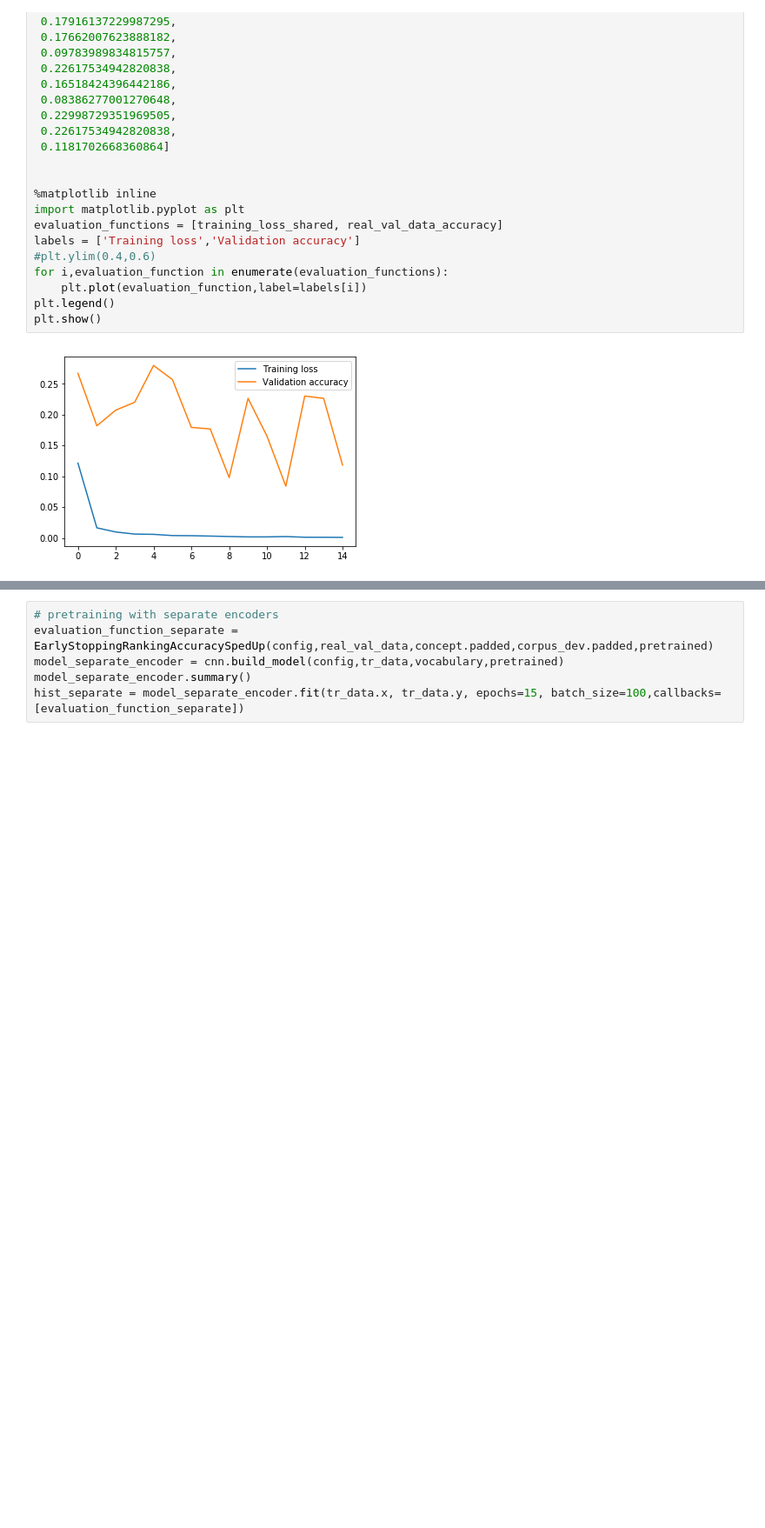
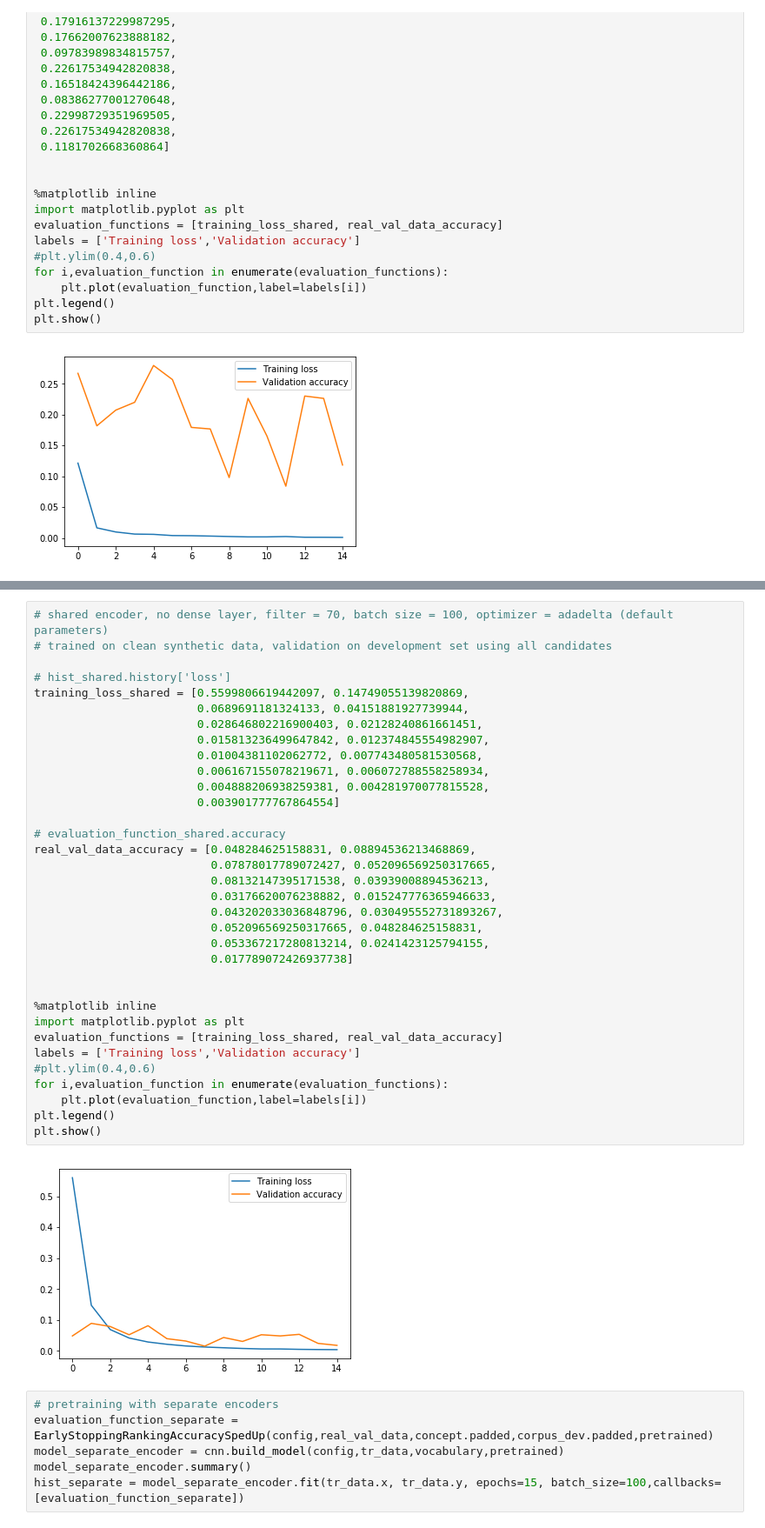
Before and after one commit to fshdnc/disease_normalization, a Jupyter notebook: src/pretrain_compare_encoder.ipynb, the cells around one changed output, grey strips where cells are left out. Shown at 87% size. Drawn from its saved outputs; the diff is of its cells as text; blank space fills up the shorter version.

```diff
--- a/src/pretrain_compare_encoder.ipynb
+++ b/src/pretrain_compare_encoder.ipynb
@@ -405,3 +504,39 @@ plt.show()
+# %%
+# shared encoder, no dense layer, filter = 70, batch size = 100, optimizer = adadelta (default parameters)
+# trained on clean synthetic data, validation on development set using all candidates
+
+# hist_shared.history['loss']
+training_loss_shared = [0.5599806619442097, 0.14749055139820869,
+                        0.0689691181324133, 0.04151881927739944,
+                        0.028646802216900403, 0.02128240861661451,
+                        0.015813236499647842, 0.012374845554982907,
+                        0.01004381102062772, 0.007743480581530568,
+                        0.006167155078219671, 0.006072788558258934,
+                        0.004888206938259381, 0.004281970077815528,
+                        0.003901777767864554]
+
+# evaluation_function_shared.accuracy
+real_val_data_accuracy = [0.048284625158831, 0.08894536213468869,
+                          0.07878017789072427, 0.052096569250317665,
+                          0.08132147395171538, 0.03939008894536213,
+                          0.03176620076238882, 0.015247776365946633,
+                          0.043202033036848796, 0.030495552731893267,
+                          0.052096569250317665, 0.048284625158831,
+                          0.053367217280813214, 0.0241423125794155,
+                          0.017789072426937738]
+
+
+%matplotlib inline
+import matplotlib.pyplot as plt
+evaluation_functions = [training_loss_shared, real_val_data_accuracy]
+labels = ['Training loss','Validation accuracy']
+#plt.ylim(0.4,0.6)
+for i,evaluation_function in enumerate(evaluation_functions):
+    plt.plot(evaluation_function,label=labels[i])
+plt.legend()
+plt.show()
+# %% [output]
+[figure, added]
 # %%
 # pretraining with separate encoders
 evaluation_function_separate = EarlyStoppingRankingAccuracySpedUp(config,real_val_data,concept.padded,corpus_dev.padded,pretrained)
```
Also changed, not shown: parts of 3 cells of this notebook, 7 other files.
